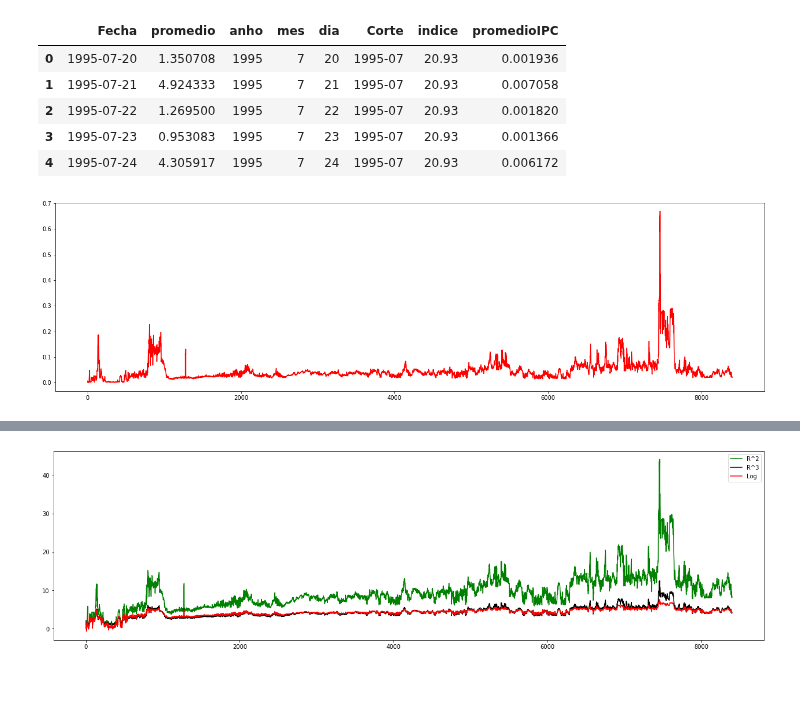
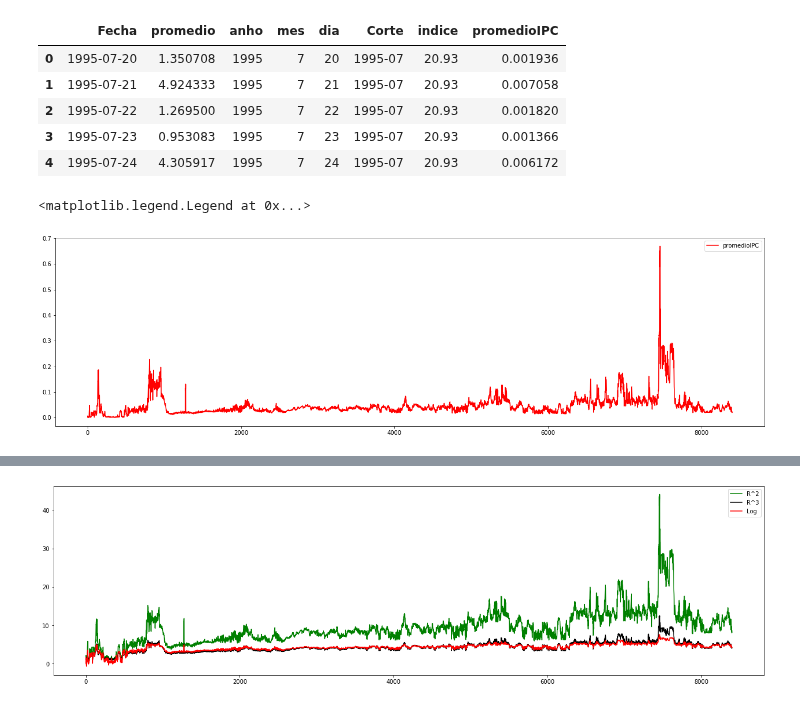
Before and after one commit to ANN-2019-2/evaluacion-ascontrerash, a Jupyter notebook: 01-precios.ipynb, the cells around one changed output, grey strips where cells are left out. Saved outputs shown, nothing was run; the diff lists cells and outputs as text; code cells hidden in the pictures.

```diff
--- a/01-precios.ipynb
+++ b/01-precios.ipynb
@@ -151,6 +161,8 @@ data.head(5)
 | 4 | 1995-07-24 | 4.305917 | 1995 | 7 | 24 | 1995-07 | 20.93 | 0.006172 |
 # %%
 plt.figure(figsize=(22,6))
-plt.plot(data['promedioIPC'].values, color='red');
+plt.plot(data['promedioIPC'].values, color='red', label = 'promedioIPC');
+plt.legend()
 # %% [output]
+<matplotlib.legend.Legend at 0x...>
-[figure, old version]
+[figure, new version]
```
Also changed, not shown: parts of 26 cells of this notebook, 2 other files.
